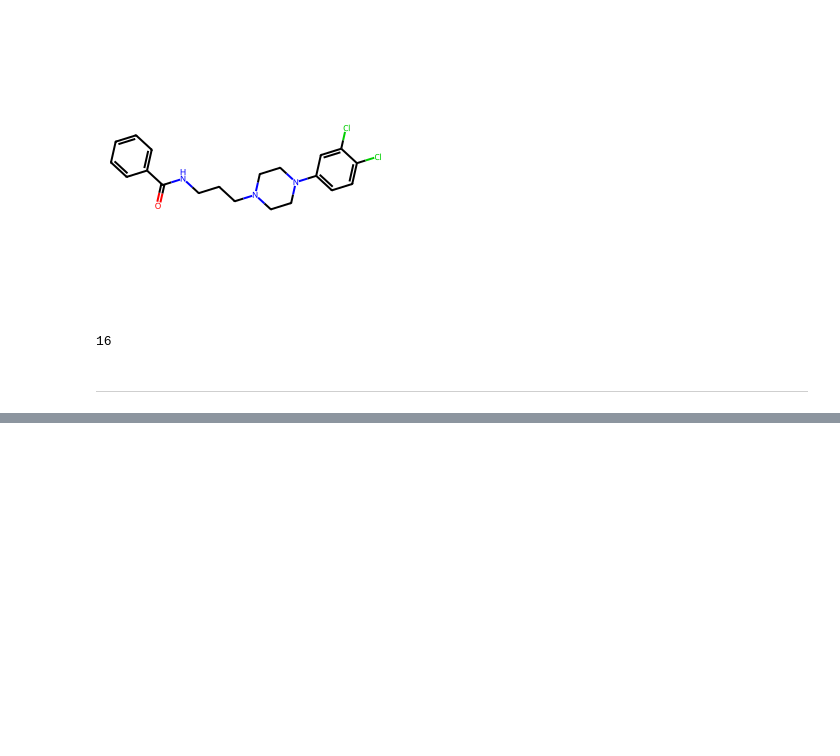
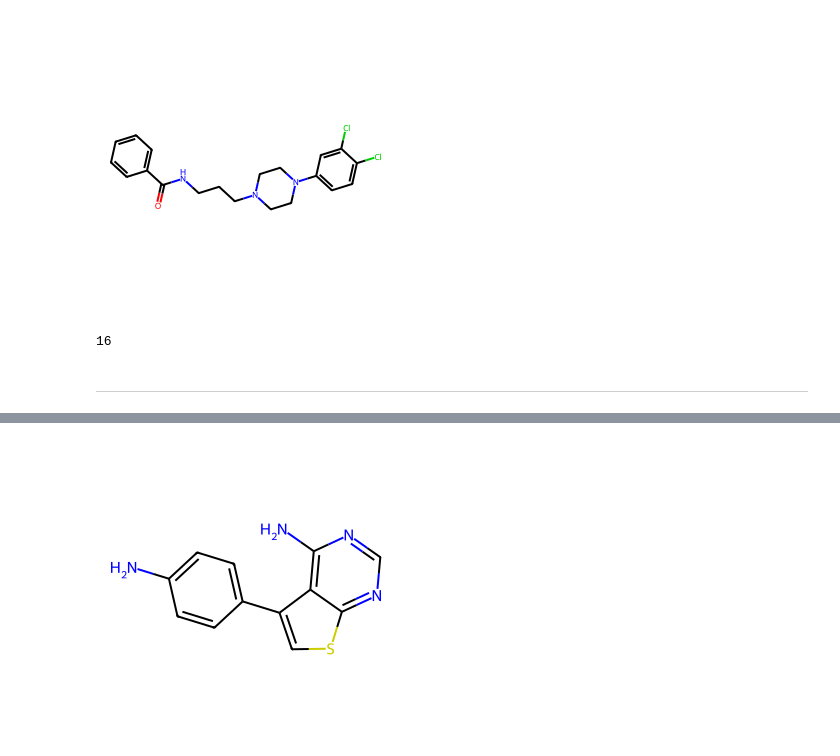
Before and after one commit to robsyc/MB-VAE-DTI, a Jupyter notebook: notebooks/training_validating.ipynb, the cells around one changed output, grey strips where cells are left out. Cells and saved outputs as stored; diff of their text form; code cells hidden in the pictures; blank space fills up the shorter version.

```diff
--- a/notebooks/training_validating.ipynb
+++ b/notebooks/training_validating.ipynb
@@ -376,0 +411,6 @@ pl.seed_everything(config.hardware.seed, workers=True)
+# %%
+smiles = "Nc1ccc(-c2csc3ncnc(N)c23)cc1"
+mol = Chem.MolFromSmiles(smiles)
+Draw.MolToImage(mol)
+# %% [output]
+[figure, added]
```
Also changed, not shown: parts of 12 cells of this notebook, 2 other files.
